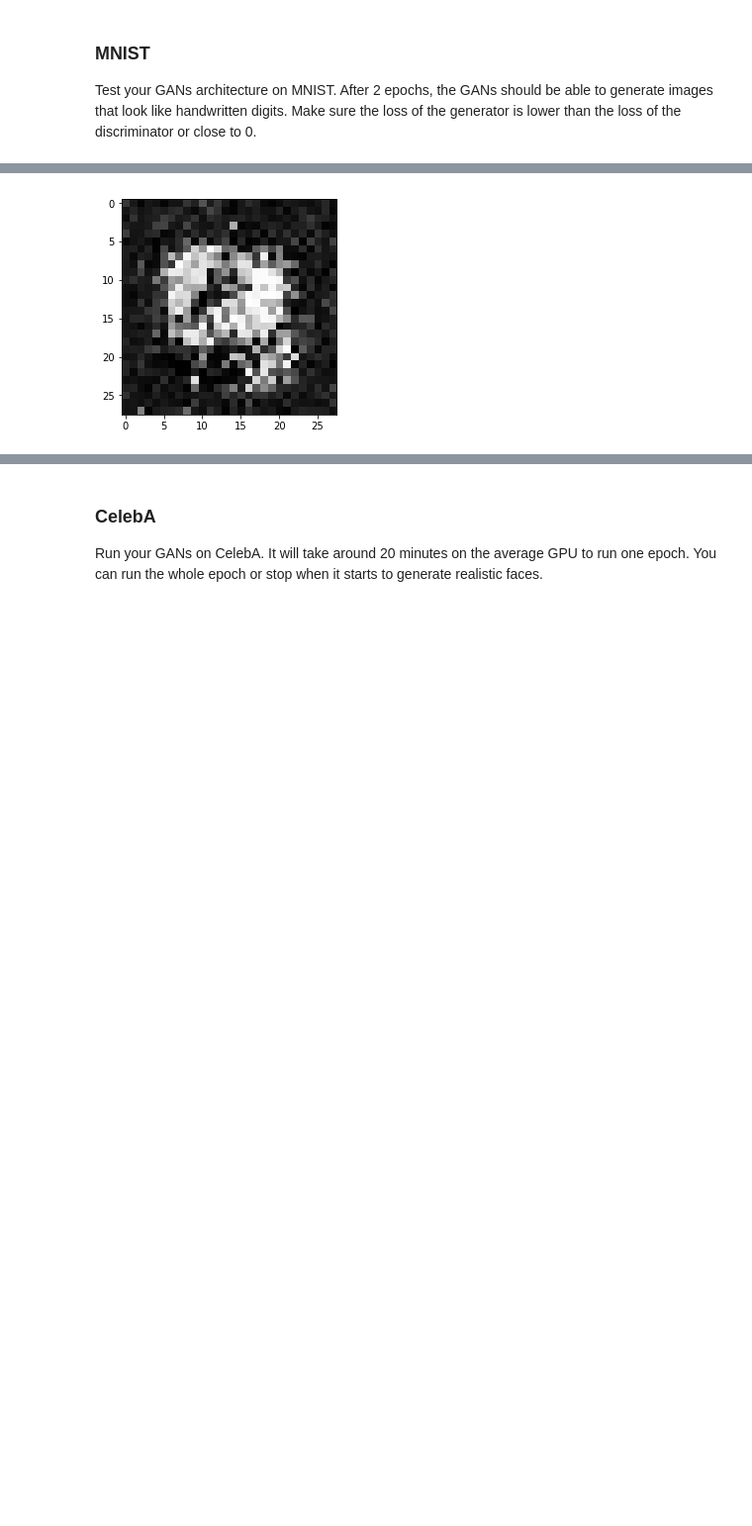
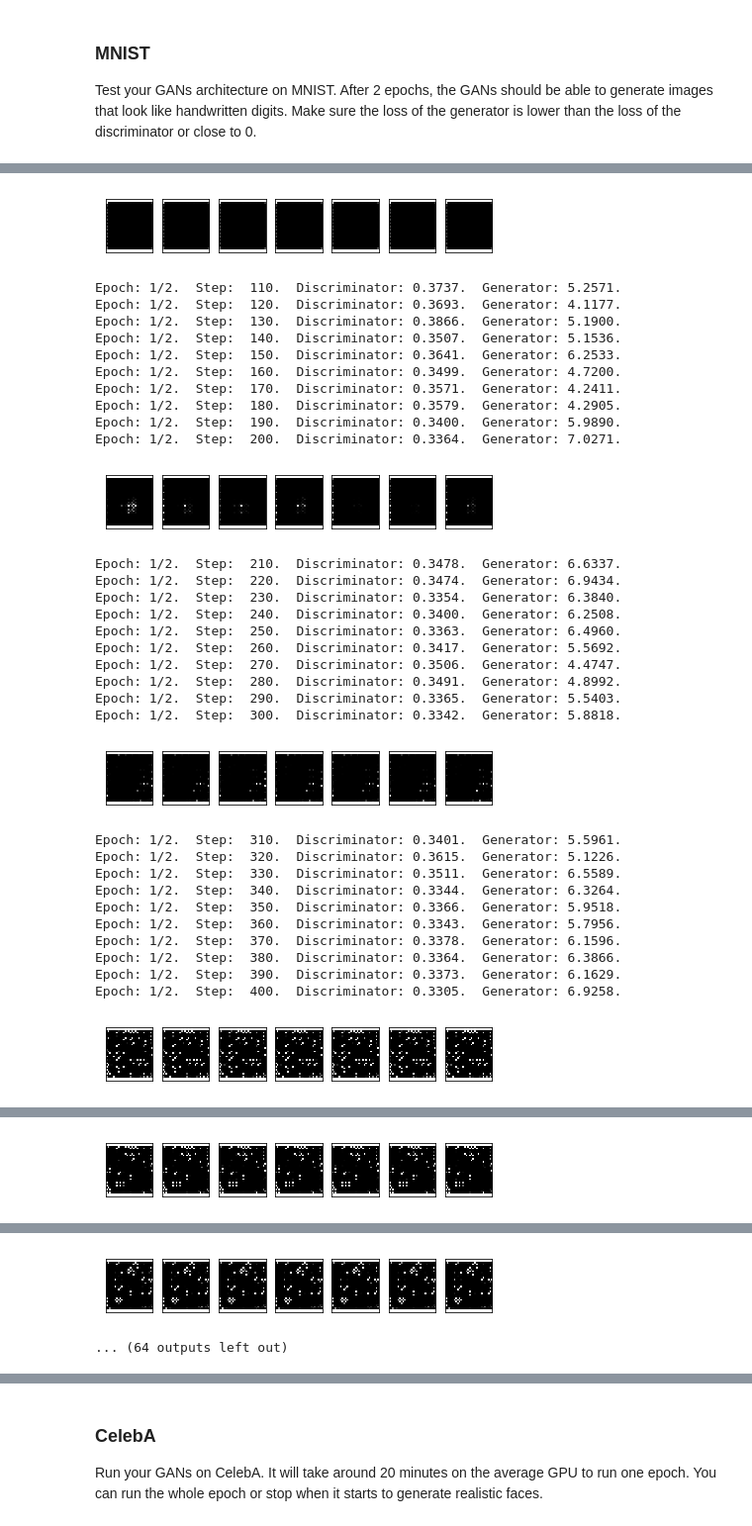
Before and after one commit to snegirigens/DLND, a Jupyter notebook: face_generation/dlnd_face_generation.ipynb, the cells around one changed output, grey strips where cells are left out. Shown at 99% size. Drawn from its saved outputs; the diff is of its cells as text; code cells hidden in the pictures; blank space fills up the shorter version.

```diff
--- a/face_generation/dlnd_face_generation.ipynb
+++ b/face_generation/dlnd_face_generation.ipynb
@@ -329,6 +347,7 @@ Implement `train` to build and train the GANs.  Use the following functions you
 
 Use the `show_generator_output` to show `generator` output while you train. Running `show_generator_output` for every batch will drastically increase training time and increase the size of the notebook.  It's recommended to print the `generator` output every 100 batches.
 # %%
+import matplotlib.pyplot as plt
 import pickle as pkl
 
 def train(epoch_count, batch_size, z_dim, lr, beta1, get_batches, data_shape, data_image_mode):
@@ -351,33 +370,41 @@ def train(epoch_count, batch_size, z_dim, lr, beta1, get_batches, data_shape, da
     d_loss, g_loss = model_loss (input_real, input_z, out_channel_dim)
     d_opt, g_opt = model_opt (d_loss, g_loss, learning_rate, beta1)
 
+    sample_z = np.random.uniform (-1, 1, size=(16, z_dim))
     samples = []
     losses = []
+    step = 0
 
     with tf.Session() as sess:
         sess.run(tf.global_variables_initializer())
         for epoch_i in range(epoch_count):
             for batch_images in get_batches(batch_size):
                 # TODO: Train Model
+                step += 1
                 batch_images = batch_images * 2
                 batch_z = np.random.uniform (-1, 1, size=(batch_size, z_dim))
 
                 _ = sess.run (d_opt, feed_dict={input_real: batch_images, input_z: batch_z, learning_rate: lr})
-                _ = sess.run (g_opt, feed_dict={input_z: batch_z, learning_rate: lr})
+                _ = sess.run (g_opt, feed_dict={input_real: batch_images, input_z: batch_z, learning_rate: lr})
 
-            train_loss_d = sess.run (d_loss, feed_dict={input_real: batch_images, input_z: batch_z})
-            train_loss_g = sess.run (g_loss, feed_dict={input_z: batch_z})
-            losses.append ((train_loss_d, train_loss_g))
+                if step % 10 == 0:
+                    train_loss_d = sess.run (d_loss, feed_dict={input_real: batch_images, input_z: batch_z})
+                    train_loss_g = sess.run (g_loss, feed_dict={input_z: batch_z})
+                    losses.append ((train_loss_d, train_loss_g))
 
-            print ("Epoch: {}/{}. ".format (epoch_i + 1, epoch_count),
-                    "Discriminator loss: {:.4f}. ".format (train_loss_d),
-                    "Generator loss: {:.4f}.".format (train_loss_g))
+                    print ("Epoch: {}/{}. ".format (epoch_i + 1, epoch_count),
+                            "Step: {:4d}. ".format (step),
+                            "Discriminator: {:.4f}. ".format (train_loss_d),
+                            "Generator: {:.4f}.".format (train_loss_g))
 
-            sample_z = np.random.uniform (-1, 1, size=(16, z_dim))
-            gen_samples = sess.run (
-                generator (input_z, out_channel_dim, is_train=False),
-                feed_dict = {input_z: sample_z})
-            samples.append (gen_samples)
+                if step % 100 == 0:
+#                    gen_samples = sess.run (
+#                        generator (input_z, out_channel_dim, is_train=False),
+#                        feed_dict = {input_z: sample_z})
+#                    samples.append (gen_samples)
+#                    _ = view_samples (len(samples) - 1, samples)
+#                    plt.show()
+                    show_generator_output(sess, 2, input_z, out_channel_dim, data_image_mode)
 
         show_generator_output(sess, 2, input_z, out_channel_dim, data_image_mode)
 
@@ -386,22 +413,19 @@ def train(epoch_count, batch_size, z_dim, lr, beta1, get_batches, data_shape, da
 
     with open('train_samples.pkl', 'wb') as f:
         pkl.dump (samples, f)
-
-#    plot_losses()
-#    show_samples()
 # %% [markdown]
 ### MNIST
 Test your GANs architecture on MNIST.  After 2 epochs, the GANs should be able to generate images that look like handwritten digits.  Make sure the loss of the generator is lower than the loss of the discriminator or close to 0.
 # %%
 batch_size = 32
-z_dim = 500
-learning_rate = 0.0001
+z_dim = 100
+learning_rate = 0.0002
 beta1 = 0.9
 
 """
 DON'T MODIFY ANYTHING IN THIS CELL THAT IS BELOW THIS LINE
 """
-epochs = 10
+epochs = 2
 
 mnist_dataset = helper.Dataset('mnist', glob(os.path.join(data_dir, 'mnist/*.jpg')))
 with tf.Graph().as_default():
@@ -421 +445,34 @@ Epoch: 10/10.  Discriminator loss: 0.3505.  Generator loss: 4.4644.
-[figure, old version]
+[figure, new version]
+Epoch: 1/2.  Step:  110.  Discriminator: 0.3737.  Generator: 5.2571.
+Epoch: 1/2.  Step:  120.  Discriminator: 0.3693.  Generator: 4.1177.
+Epoch: 1/2.  Step:  130.  Discriminator: 0.3866.  Generator: 5.1900.
+Epoch: 1/2.  Step:  140.  Discriminator: 0.3507.  Generator: 5.1536.
+Epoch: 1/2.  Step:  150.  Discriminator: 0.3641.  Generator: 6.2533.
+Epoch: 1/2.  Step:  160.  Discriminator: 0.3499.  Generator: 4.7200.
+Epoch: 1/2.  Step:  170.  Discriminator: 0.3571.  Generator: 4.2411.
+Epoch: 1/2.  Step:  180.  Discriminator: 0.3579.  Generator: 4.2905.
+Epoch: 1/2.  Step:  190.  Discriminator: 0.3400.  Generator: 5.9890.
+Epoch: 1/2.  Step:  200.  Discriminator: 0.3364.  Generator: 7.0271.
+[figure, added]
+Epoch: 1/2.  Step:  210.  Discriminator: 0.3478.  Generator: 6.6337.
+Epoch: 1/2.  Step:  220.  Discriminator: 0.3474.  Generator: 6.9434.
+Epoch: 1/2.  Step:  230.  Discriminator: 0.3354.  Generator: 6.3840.
+Epoch: 1/2.  Step:  240.  Discriminator: 0.3400.  Generator: 6.2508.
+Epoch: 1/2.  Step:  250.  Discriminator: 0.3363.  Generator: 6.4960.
+Epoch: 1/2.  Step:  260.  Discriminator: 0.3417.  Generator: 5.5692.
+Epoch: 1/2.  Step:  270.  Discriminator: 0.3506.  Generator: 4.4747.
+Epoch: 1/2.  Step:  280.  Discriminator: 0.3491.  Generator: 4.8992.
+Epoch: 1/2.  Step:  290.  Discriminator: 0.3365.  Generator: 5.5403.
+Epoch: 1/2.  Step:  300.  Discriminator: 0.3342.  Generator: 5.8818.
+[figure, added]
+Epoch: 1/2.  Step:  310.  Discriminator: 0.3401.  Generator: 5.5961.
+Epoch: 1/2.  Step:  320.  Discriminator: 0.3615.  Generator: 5.1226.
+Epoch: 1/2.  Step:  330.  Discriminator: 0.3511.  Generator: 6.5589.
+Epoch: 1/2.  Step:  340.  Discriminator: 0.3344.  Generator: 6.3264.
+Epoch: 1/2.  Step:  350.  Discriminator: 0.3366.  Generator: 5.9518.
+Epoch: 1/2.  Step:  360.  Discriminator: 0.3343.  Generator: 5.7956.
+Epoch: 1/2.  Step:  370.  Discriminator: 0.3378.  Generator: 6.1596.
+Epoch: 1/2.  Step:  380.  Discriminator: 0.3364.  Generator: 6.3866.
+Epoch: 1/2.  Step:  390.  Discriminator: 0.3373.  Generator: 6.1629.
+Epoch: 1/2.  Step:  400.  Discriminator: 0.3305.  Generator: 6.9258.
+[figure, added]
@@ -421,0 +489 @@ Epoch: 10/10.  Discriminator loss: 0.3505.  Generator loss: 4.4644.
+[figure, added]
@@ -422 +500,3 @@ Epoch: 10/10.  Discriminator loss: 0.3505.  Generator loss: 4.4644.
+[figure, added]
+... (64 outputs left out)
 # %%
```
Also changed, not shown: parts of 7 cells of this notebook.
